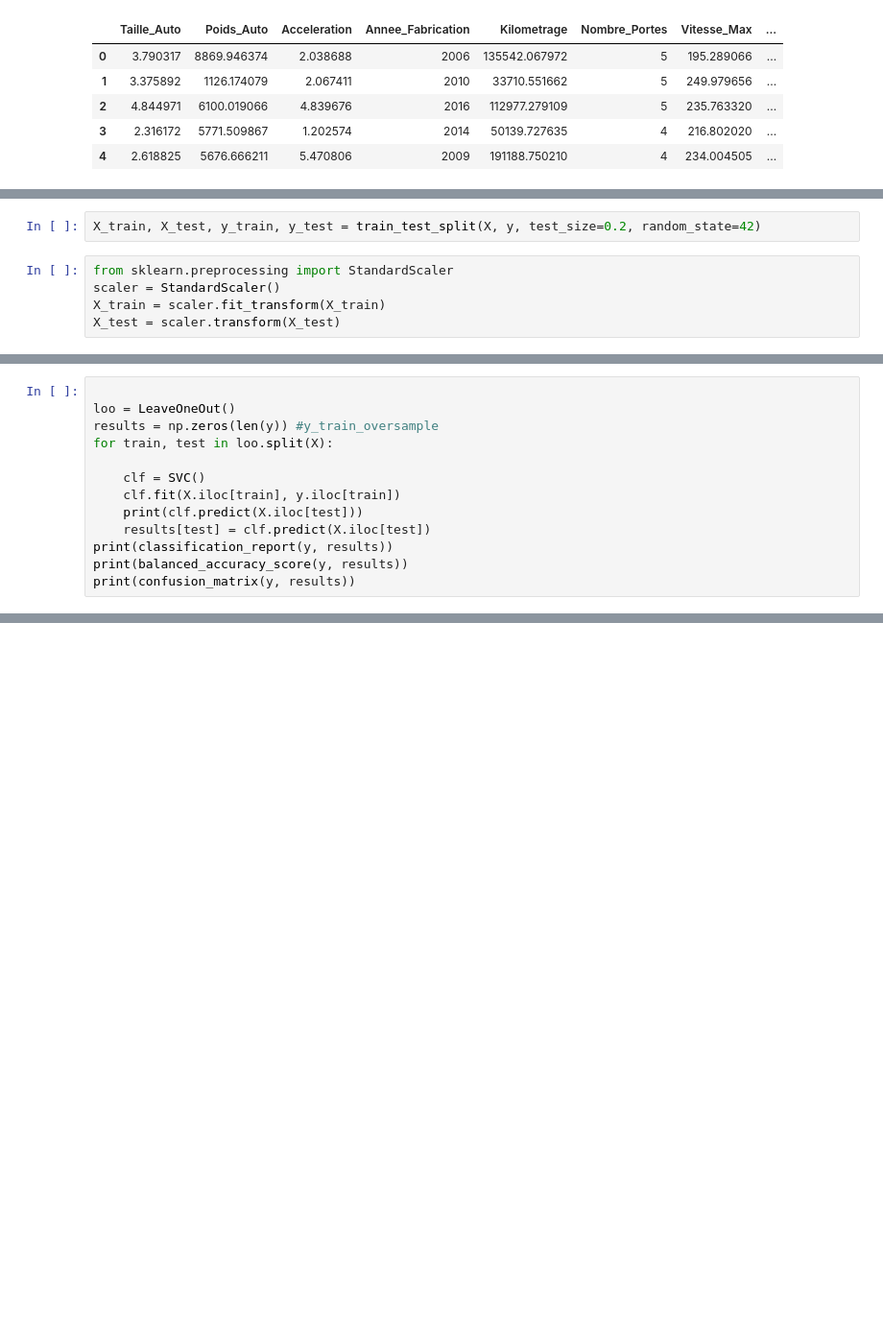
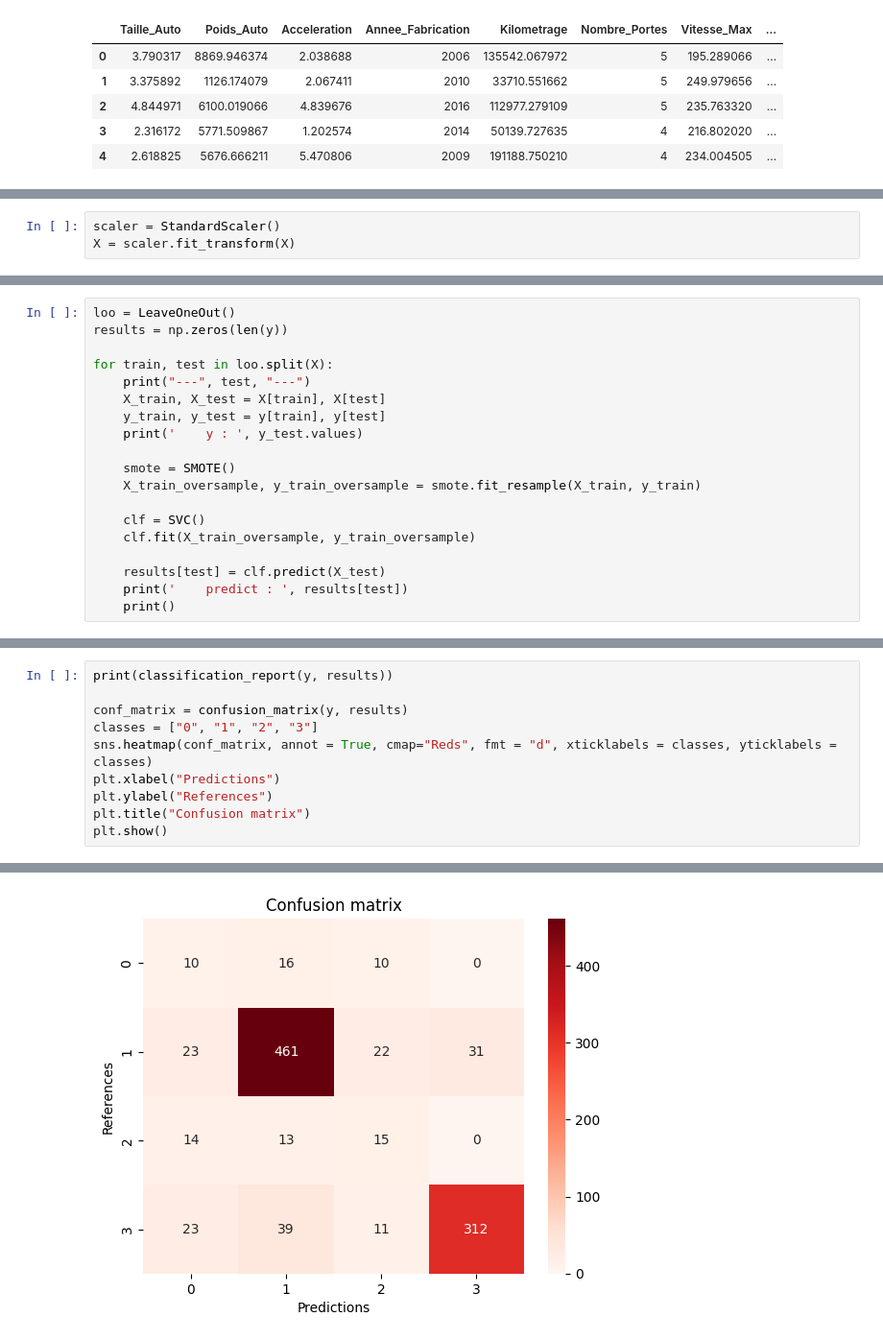
Before and after one commit to ecoutaud/ProjetIA2, a Jupyter notebook: ClassificationML.ipynb, the cells around one changed output, grey strips where cells are left out. Shown at 96% size. Cells and saved outputs as stored; diff of their text form; blank space fills up the shorter version.

```diff
--- a/ClassificationML.ipynb
+++ b/ClassificationML.ipynb
@@ -52,7 +49,0 @@ Name: Impact_Environnement, Length: 1000, dtype: int64
-# %%
-X_train, X_test, y_train, y_test = train_test_split(X, y, test_size=0.2, random_state=42)
-# %%
-from sklearn.preprocessing import StandardScaler
-scaler = StandardScaler()
-X_train = scaler.fit_transform(X_train)
-X_test = scaler.transform(X_test)
@@ -123,0 +54,3 @@ weighted avg       0.80      0.85      0.82       200
+# %%
+scaler = StandardScaler()
+X = scaler.fit_transform(X)
@@ -124,14 +63,20 @@ weighted avg       0.80      0.85      0.82       200
 # %%
+loo = LeaveOneOut()
+results = np.zeros(len(y))
 
-loo = LeaveOneOut()
-results = np.zeros(len(y)) #y_train_oversample
 for train, test in loo.split(X):
+    print("---", test, "---")
+    X_train, X_test = X[train], X[test]
+    y_train, y_test = y[train], y[test]
+    print('    y : ', y_test.values)
+
+    smote = SMOTE()
+    X_train_oversample, y_train_oversample = smote.fit_resample(X_train, y_train)
 
     clf = SVC()
-    clf.fit(X.iloc[train], y.iloc[train])
-    print(clf.predict(X.iloc[test]))
-    results[test] = clf.predict(X.iloc[test])
-print(classification_report(y, results))
-print(balanced_accuracy_score(y, results))
-print(confusion_matrix(y, results))
+    clf.fit(X_train_oversample, y_train_oversample)
+
+    results[test] = clf.predict(X_test)
+    print('    predict : ', results[test])
+    print()
 # %% [output]
@@ -154,0 +100,11 @@ print(confusion_matrix(y, results))
+# %%
+print(classification_report(y, results))
+
+conf_matrix = confusion_matrix(y, results)
+classes = ["0", "1", "2", "3"]
+sns.heatmap(conf_matrix, annot = True, cmap="Reds", fmt = "d", xticklabels = classes, yticklabels = classes)
+plt.xlabel("Predictions")
+plt.ylabel("References")
+plt.title("Confusion matrix")
+plt.show()
+# %% [output]
@@ -154,0 +121 @@ print(confusion_matrix(y, results))
+[figure, added]
```
Also changed, not shown: parts of 14 cells of this notebook.
